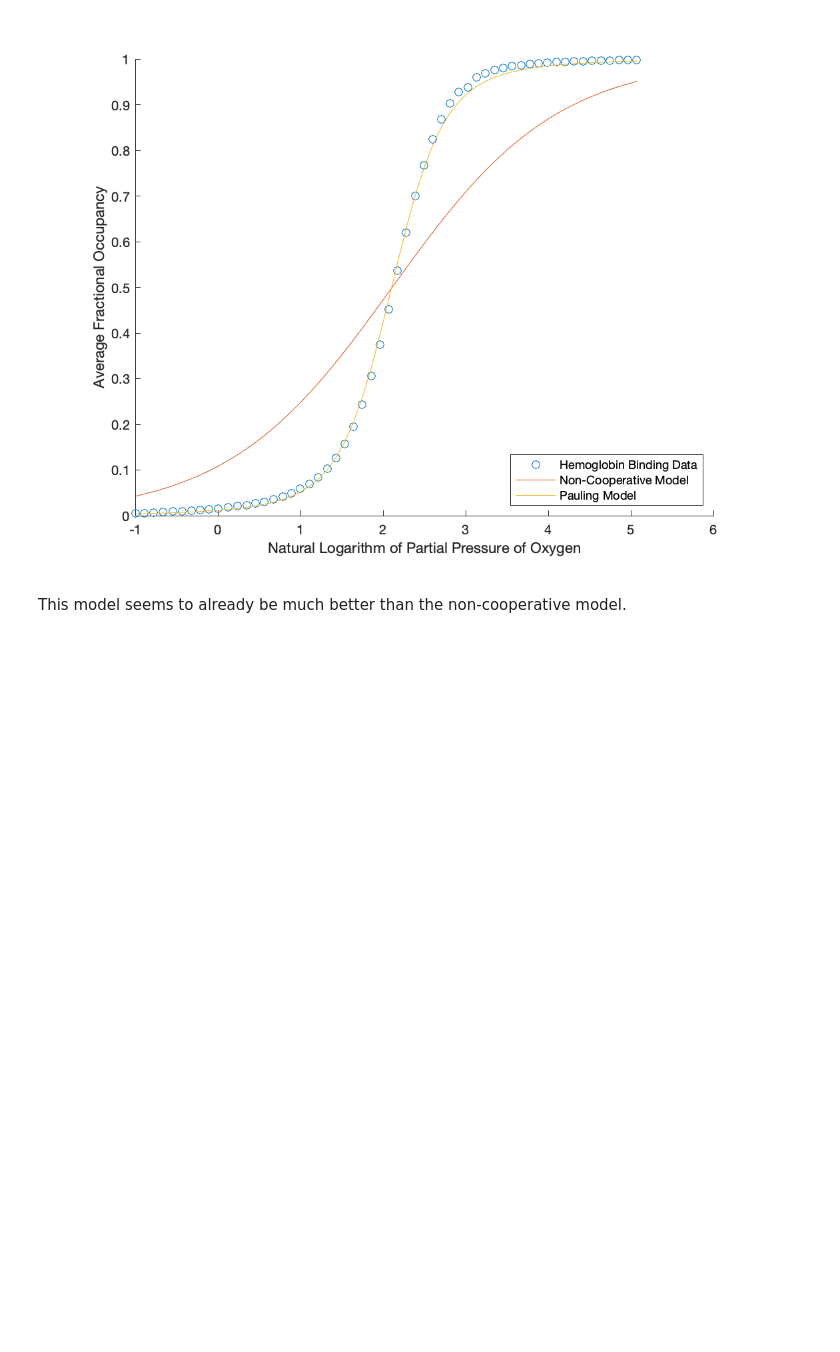
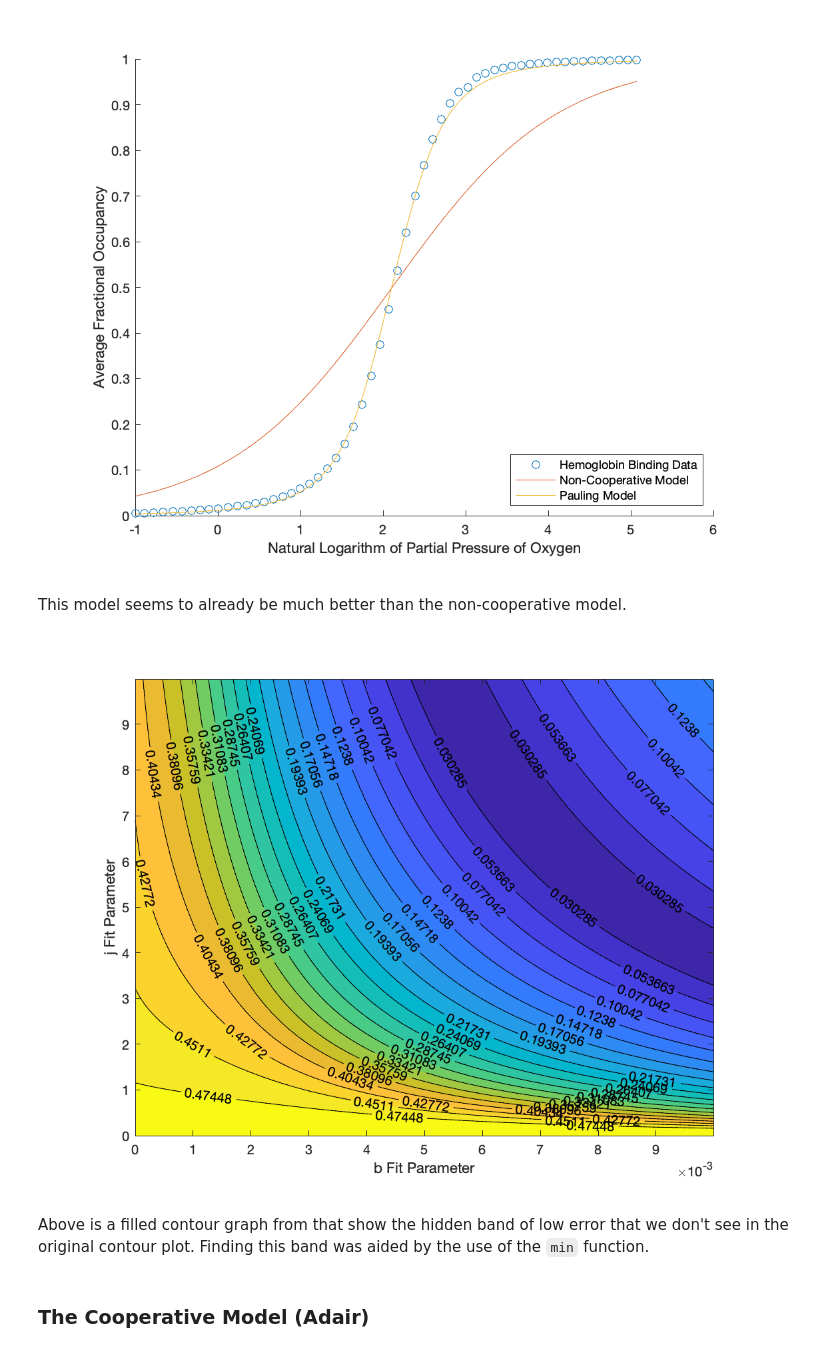
Before and after one commit to RandomKiddo/PolarisResearchProject, a Jupyter notebook: Project.ipynb, the cells around one changed output. Saved outputs shown, nothing was run; the diff lists cells and outputs as text; code cells hidden in the pictures; blank space fills up the shorter version.

Commit message:
Adair and Pauling Models

```diff
--- a/Project.ipynb
+++ b/Project.ipynb
@@ -239,3 +246,27 @@ ylabel("Average Fractional Occupancy")
 [figure]
 # %% [markdown]
 This model seems to already be much better than the non-cooperative model.
+# %%
+j = 0:.01:9.99;
+b = 0:.00001:.00999;
+ppo2 = exp(ln_ppo2);
+x = ppo2.*b;
+N_hat_coop = [];
+for k = 1:length(j)
+    i = j(k);
+    numerator = 4.*x+12.*(x.^2).*i+12.*(x.^3).*(i^3)+4.*(x.^4).*(i^6);
+    denominator = 1+4.*x+6.*(x.^2).*i+4.*(x.^3).*(i^3)+x.^4.*(i^6);
+    N_hat_coop(:,:,k) = numerator ./ denominator ./ 4;
+end
+# %%
+error = sum(abs(frac_occupancy - N_hat_coop(:,:,:))) ./ length(ln_ppo2);
+error_T = reshape(error, length(b), length(j));
+contourf(b, j, error_T, 20, "ShowText", "on")
+xlabel('b Fit Parameter')
+ylabel('j Fit Parameter')
+# %% [output]
+[figure, added]
+# %% [markdown]
+Above is a filled contour graph from that show the hidden band of low error that we don't see in the original contour plot. Finding this band was aided by the use of the `min` function.
+# %% [markdown]
+### The Cooperative Model (Adair)
```
Also changed, not shown: parts of 9 cells of this notebook.
